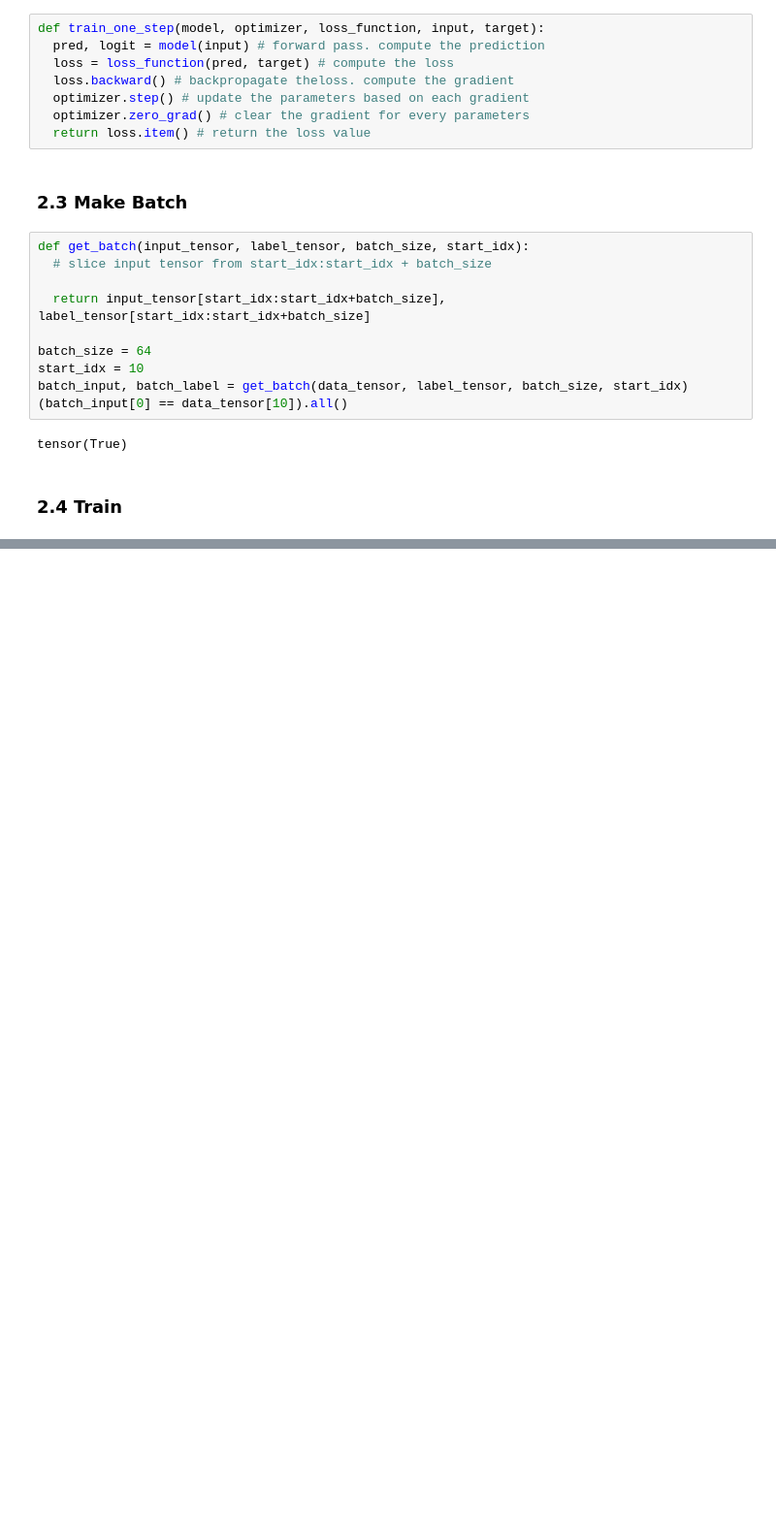
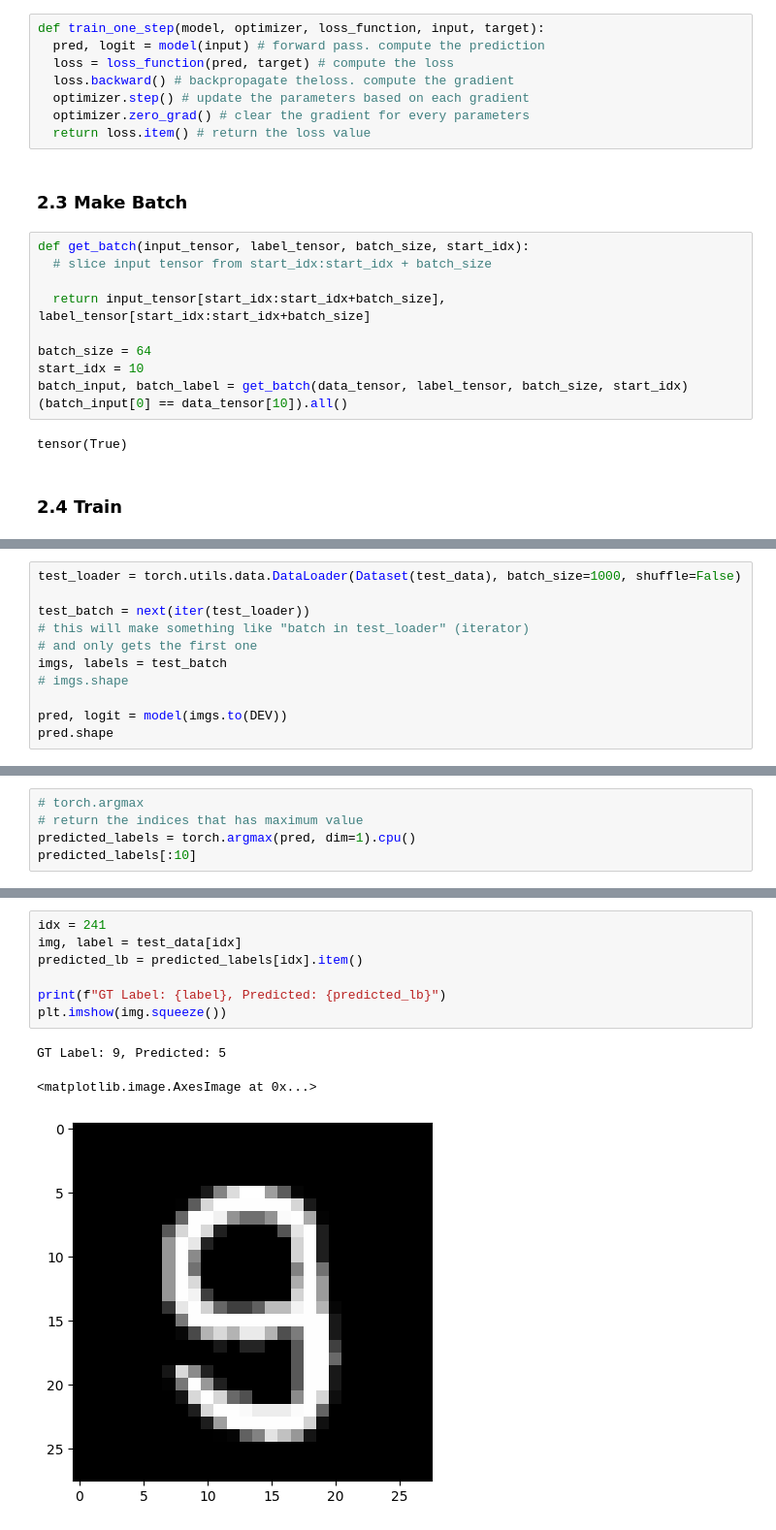
Before and after one commit to jdasam/mas1004, a Jupyter notebook: live_coding/4_MNIST_classification.ipynb, the cells around one changed output, grey strips where cells are left out. Shown at 97% size. Drawn from its saved outputs; the diff is of its cells as text; blank space fills up the shorter version.

```diff
--- a/live_coding/4_MNIST_classification.ipynb
+++ b/live_coding/4_MNIST_classification.ipynb
@@ -509,0 +561,11 @@ plt.plot(losses)
+# %%
+test_loader = torch.utils.data.DataLoader(Dataset(test_data), batch_size=1000, shuffle=False)
+
+test_batch = next(iter(test_loader))
+# this will make something like "batch in test_loader" (iterator)
+# and only gets the first one
+imgs, labels = test_batch
+# imgs.shape
+
+pred, logit = model(imgs.to(DEV))
+pred.shape
@@ -509,0 +584,5 @@ plt.plot(losses)
+# %%
+# torch.argmax
+# return the indices that has maximum value
+predicted_labels = torch.argmax(pred, dim=1).cpu()
+predicted_labels[:10]
@@ -509,0 +602,11 @@ plt.plot(losses)
+# %%
+idx = 241
+img, label = test_data[idx]
+predicted_lb = predicted_labels[idx].item()
+
+print(f"GT Label: {label}, Predicted: {predicted_lb}")
+plt.imshow(img.squeeze())
+# %% [output]
+GT Label: 9, Predicted: 5
+<matplotlib.image.AxesImage at 0x...>
+[figure, added]
```
Also changed, not shown: parts of 19 cells of this notebook.
